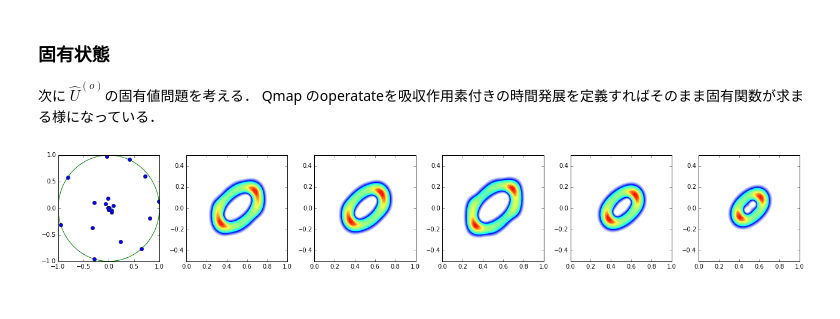
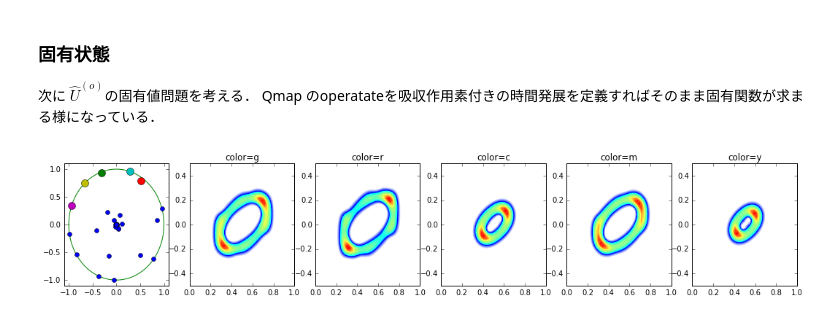
Before and after one commit to hanada-yasutaka/SimpleQmap, a Jupyter notebook: docs/tutorial/nonuni.ipynb, the cells around one changed output. Cells and saved outputs as stored; diff of their text form; code cells hidden in the pictures.

```diff
--- a/docs/tutorial/nonuni.ipynb
+++ b/docs/tutorial/nonuni.ipynb
@@ -33,7 +33,7 @@ cmap = sq.StandardMap(k=k)
 
 domain = [[qmin,qmax],[pmin,pmax]]
 qmap = sq.Qmap(cmap, dim, domain) # defines the quantum system
-state = qmap.getState().cs(0.8,0.0)
+state = qmap.getState().cs(0.9,0.0)
 qmap.setInit(state) # set intial condition
 
 fig, axs = plt.subplots(2,6,figsize=(6*3,3*2),sharex=True,sharey=True)
@@ -122,7 +122,7 @@ fig, axs = plt.subplots(2,6,figsize=(6*3,3*2),sharex=True,sharey=True)
 # ---- tanh case ----
 
 # -- soft absorber
-state = qmap.getState().cs(0.8,0.0)
+state = qmap.getState().cs(0.9,0.0)
 qmap.setInit(state) # set intial condition
 abs_border = 0.2
 beta = 10
@@ -287,37 +337,39 @@ def exp_abs(x, x1,x2,alpha,beta):
     p = np.exp(-w/alpha)
     return p
 
-dim = 50
+dim = 70
 k = 1
 qmin, qmax = 0, 1
 pmin, pmax = -0.5,0.5
 
-tmax = 6
 cmap = sq.StandardMap(k=k)
 
 domain = [[qmin,qmax],[pmin,pmax]]
 qmap = OpenQmap(cmap, dim, domain) # defines the quantum system
-
+state = qmap.getState()
 ## ---- tanh absorber  ----
 fig, axs = plt.subplots(1,6,figsize=(6*3,3))
 
 abs_x1= 0.25
 abs_x2 = 0.75
 beta=100
 absfunc = tanh_abs(state.x[0], abs_x1, abs_x2, beta)
 qmap.set_absorber(absfunc)
 evals, evecs = qmap.eigen()
 
 theta = np.linspace(-np.pi,np.pi,100)
 z = np.exp(1.j*theta)
 axs[0].plot(z.real, z.imag, '-g')
 axs[0].plot(evals.real,evals.imag, 'o')
-
+axs[0].set_xlim(-1.1,1.1)
+axs[0].set_ylim(-1.1,1.1)
 for i, evec in enumerate(evecs):
+    lx, = axs[0].plot(evals[i].real, evals[i].imag, 'o',markersize=10)
     x,y,z = evec.hsmrep()
     axs[i+1].contourf(x,y,z,100,cmap=sq.utility.hsm_cmap)
+    axs[i+1].set_title("color=%s" % lx.get_color())
     if i >=4:
         break
 plt.show()
 # %% [output]
-[figure, old version]
+[figure, new version]
```
Also changed, not shown: parts of 7 cells of this notebook, 27 other files.
